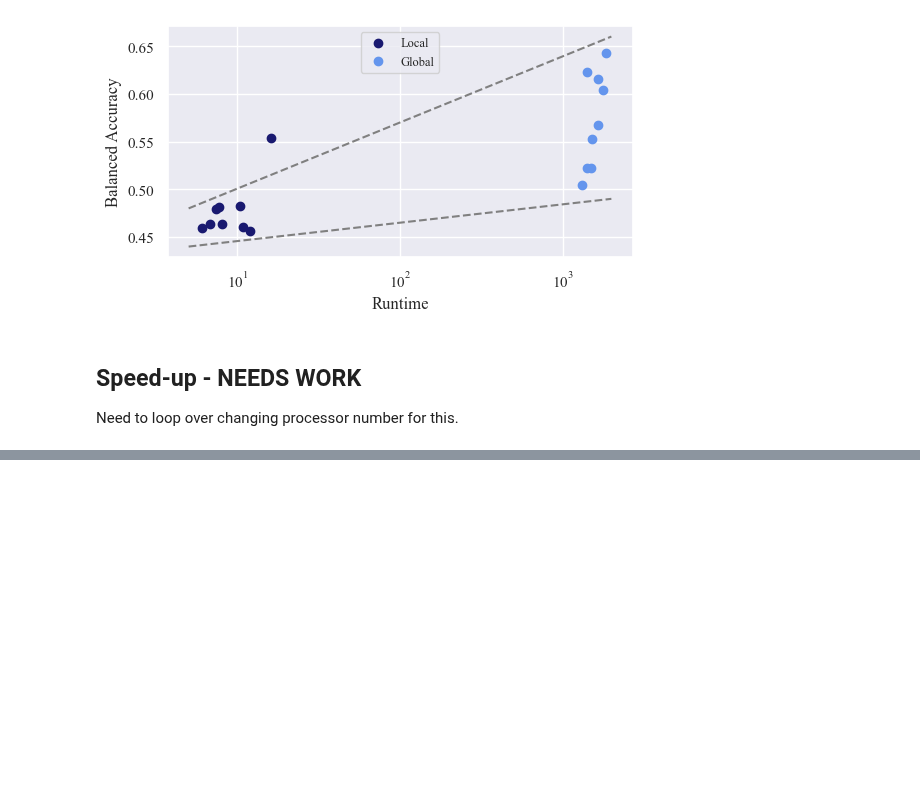
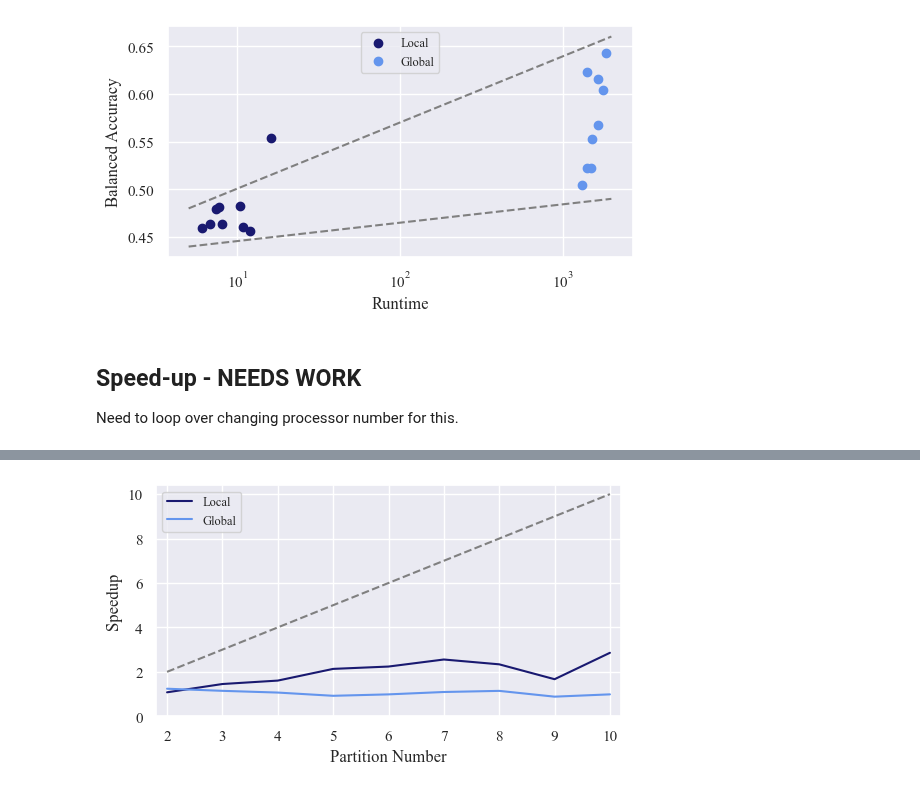
Before and after one commit to KRudd-E/BigData, a Jupyter notebook: code/src/logs/reports_analysis.ipynb, the cells around one changed output, grey strips where cells are left out. Cells and saved outputs as stored; diff of their text form; code cells hidden in the pictures; blank space fills up the shorter version.

```diff
--- a/code/src/logs/reports_analysis.ipynb
+++ b/code/src/logs/reports_analysis.ipynb
@@ -186,0 +226,15 @@ Text(0.5, 1.0, 'Global Speedup')
+# %%
+fig, ax = plt.subplots(1,1, figsize=(6, 3))
+#ax.plot(np.linspace(2, 10, 100), np.linspace(1, 1, 100), color='lightgrey', linestyle='--')
+ax.plot(local_avg['Speed_up'], label='Local', color='midnightblue')
+ax.plot(global_avg['Speed_up'], label='Global', color='cornflowerblue')
+ax.plot(np.linspace(2, 10, 100), np.linspace(2, 10, 100), color='grey', linestyle='--')
+ax.legend(['Local', 'Global'], loc='upper left', fontsize=9)
+ax.set_ylim(0, 10.4)
+ax.set_xlim(1.8,10.2)
+ax.set_xlabel('Partition Number')
+ax.set_ylabel('Speedup')
+
+plt.savefig(f'img/speedupComparison.png', dpi=1200, bbox_inches='tight')
+# %% [output]
+[figure, added]
```
Also changed, not shown: parts of 8 cells of this notebook, 11 other files.
